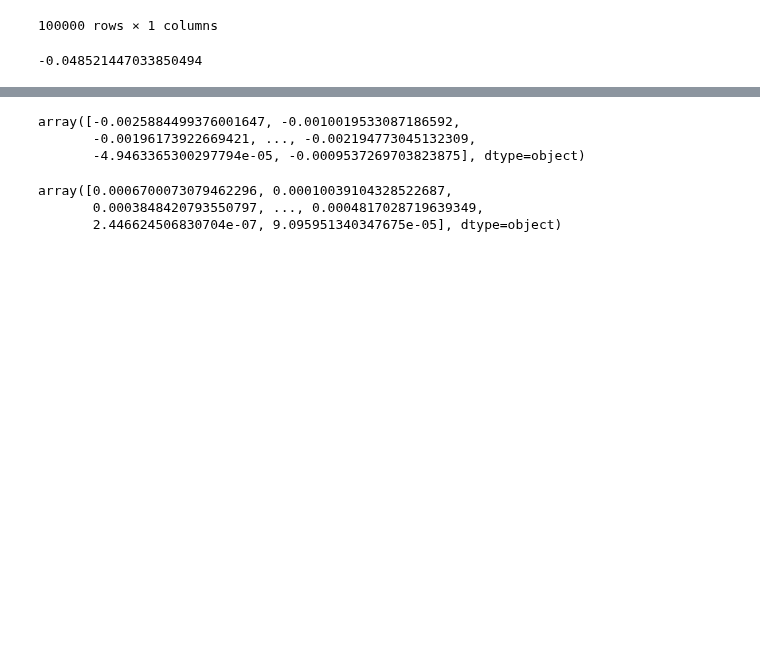
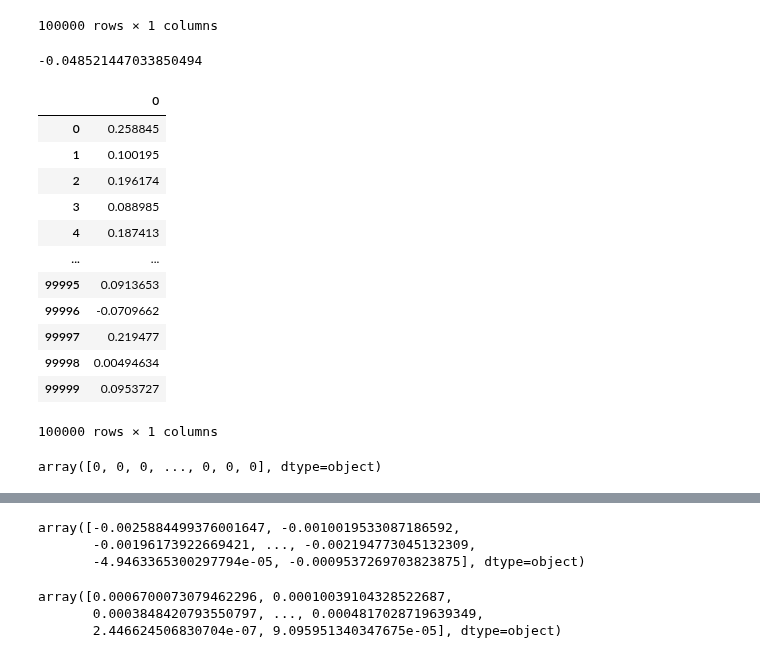
Before and after one commit to mkowalewski1282/portfolio_analysis, a Jupyter notebook: get_portfolio_returns_TEST.ipynb, the cells around one changed output, grey strips where cells are left out. Drawn from its saved outputs; the diff is of its cells as text; code cells hidden in the pictures; blank space fills up the shorter version.

```diff
--- a/get_portfolio_returns_TEST.ipynb
+++ b/get_portfolio_returns_TEST.ipynb
@@ -126,3 +234,23 @@ expectile = -portfolios.iloc[window]["EVAR"]
 expectile
 # %% [output]
 -0.048521447033850494
+# %%
+pd.DataFrame(portfolio_returns - expectile)
+# %% [output]
+|  | 0 |
+| 0 | 0.258845 |
+| 1 | 0.100195 |
+| 2 | 0.196174 |
+| 3 | 0.088985 |
+| 4 | 0.187413 |
+| ... | ... |
+| 99995 | 0.0913653 |
+| 99996 | -0.0709662 |
+| 99997 | 0.219477 |
+| 99998 | 0.00494634 |
+| 99999 | 0.0953727 |
+100000 rows × 1 columns
+# %%
+np.minimum(portfolio_returns - expectile, 0)
+# %% [output]
+array([0, 0, 0, ..., 0, 0, 0], dtype=object)
```
Also changed, not shown: parts of 5 cells of this notebook.
